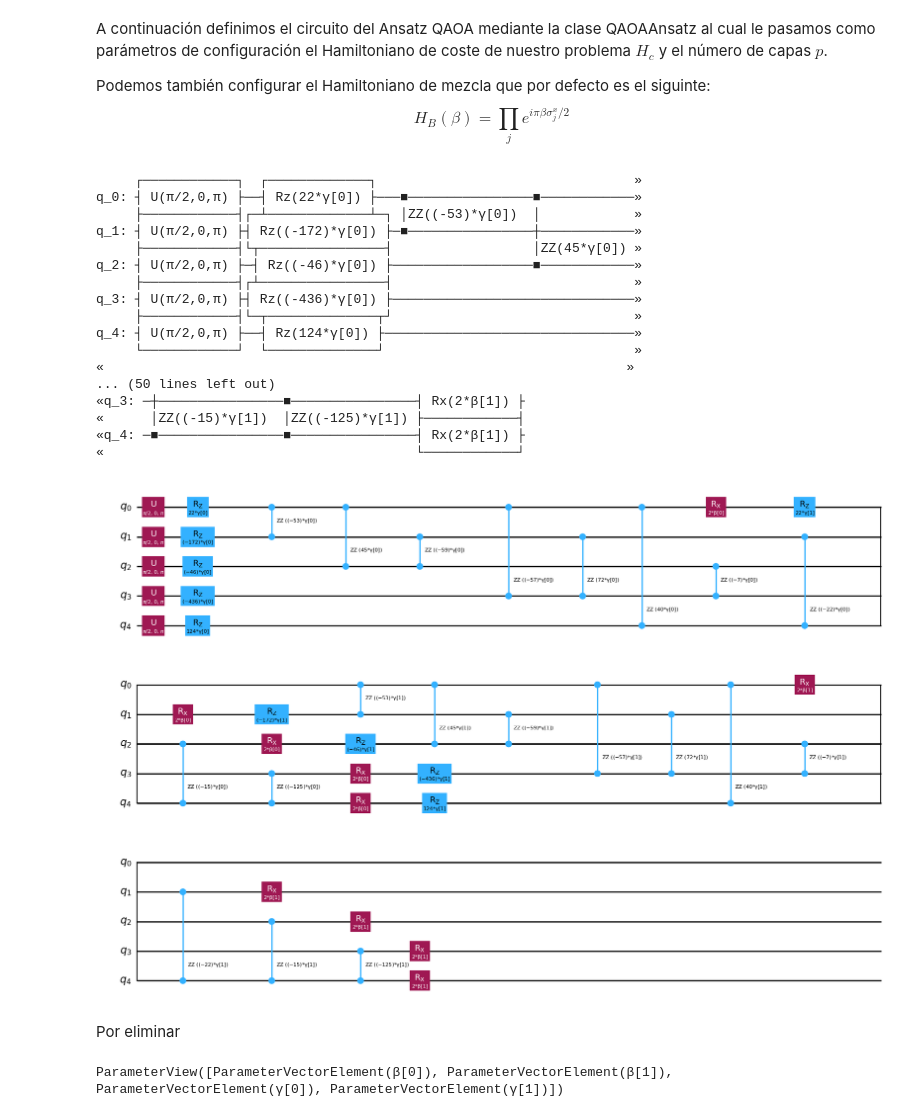
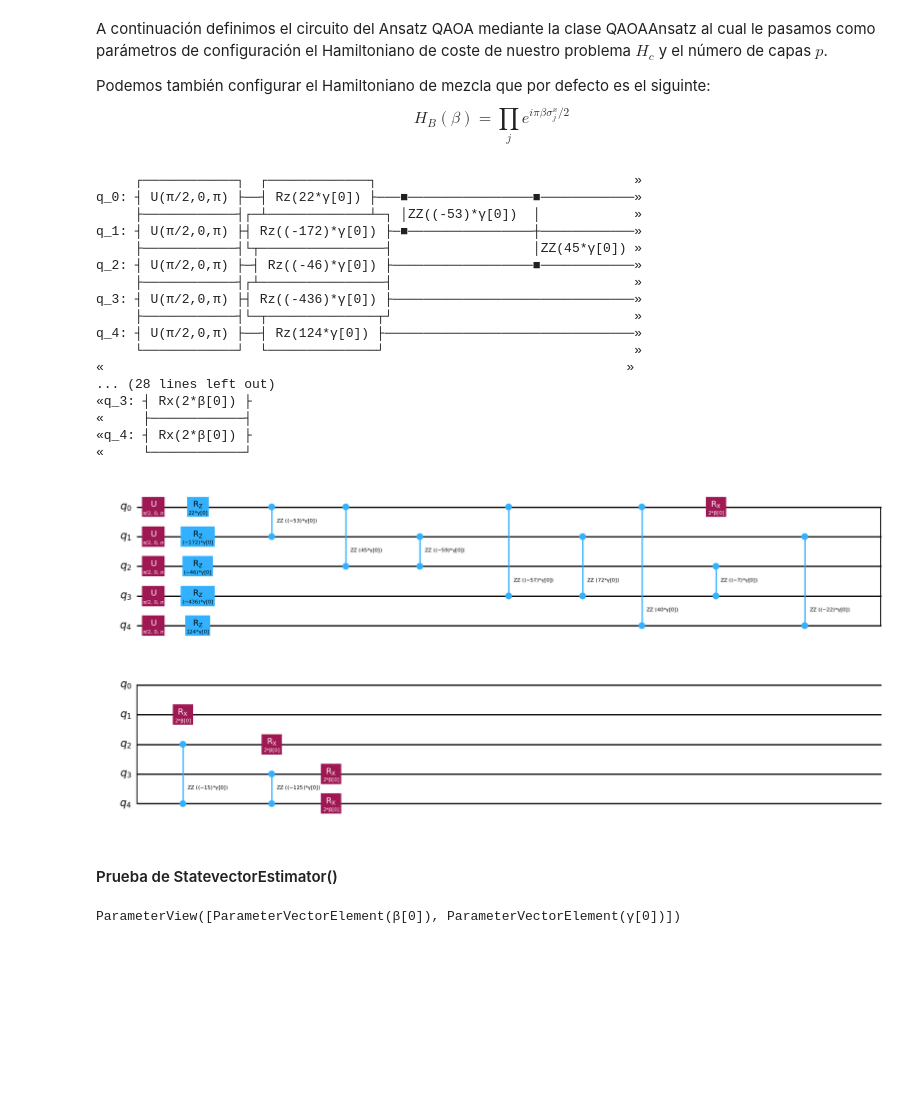
Before and after one commit to zhengzhu14/TFG_GII, a Jupyter notebook: implementacion/schnorr_quantum.ipynb, the cells around one changed output. Drawn from its saved outputs; the diff is of its cells as text; code cells hidden in the pictures; blank space fills up the shorter version.

```diff
--- a/implementacion/schnorr_quantum.ipynb
+++ b/implementacion/schnorr_quantum.ipynb
@@ -478,11 +478,11 @@ La función QuadraticProgram.to_ising() nos devuelve el operador Hamiltoniano si
 
 Por ello en la definición de Ansatz QAOA de nuestro problema no tenemos en cuenta el Offset.
 # %%
-op, offset = define_hamiltonian(qubo_p)
+Hc, offset = define_hamiltonian(qubo_p)
 
 print("offset: {}".format(offset))
 print("operator:")
-print(op)
+print(Hc)
 # %% [output]
 offset: 488.5
 operator:
@@ -496,30 +496,28 @@ A continuación definimos el circuito del Ansatz QAOA mediante la clase QAOAAnsa
 Podemos también configurar el Hamiltoniano de mezcla que por defecto es el siguinte:
 $$H_B(\beta) = \prod_{j} e^{i \pi \beta \sigma_j^x/2}$$
 # %%
-circuito = QAOAAnsatz(cost_operator = op, reps = 2)
+circuito = QAOAAnsatz(cost_operator = Hc, reps = 1)
 
 
 print(circuito.decompose(reps = 2))
 
 circuito.decompose(reps = 2).draw('mpl') #Muestro el circuito
 # %% [output]
      ┌────────────┐  ┌─────────────┐                                 »
 q_0: ┤ U(π/2,0,π) ├──┤ Rz(22*γ[0]) ├───■────────────────■────────────»
      ├────────────┤┌─┴─────────────┴─┐ │ZZ((-53)*γ[0])  │            »
 q_1: ┤ U(π/2,0,π) ├┤ Rz((-172)*γ[0]) ├─■────────────────┼────────────»
      ├────────────┤└┬────────────────┤                  │ZZ(45*γ[0]) »
 q_2: ┤ U(π/2,0,π) ├─┤ Rz((-46)*γ[0]) ├──────────────────■────────────»
      ├────────────┤┌┴────────────────┤                               »
 q_3: ┤ U(π/2,0,π) ├┤ Rz((-436)*γ[0]) ├───────────────────────────────»
      ├────────────┤└─┬──────────────┬┘                               »
 q_4: ┤ U(π/2,0,π) ├──┤ Rz(124*γ[0]) ├────────────────────────────────»
      └────────────┘  └──────────────┘                                »
 «                                                                   »
-... (50 lines left out)
-«q_3: ─┼────────────────■────────────────┤ Rx(2*β[1]) ├
-«      │ZZ((-15)*γ[1])  │ZZ((-125)*γ[1]) ├────────────┤
-«q_4: ─■────────────────■────────────────┤ Rx(2*β[1]) ├
-«                                        └────────────┘
+... (28 lines left out)
+«q_3: ┤ Rx(2*β[0]) ├
+«     ├────────────┤
+«q_4: ┤ Rx(2*β[0]) ├
+«     └────────────┘
-[figure, old version]
+[figure, new version]
-# %% [markdown]
-Por eliminar
@@ -546,7 +524,9 @@ def gen_mixer_layer_Rx(qubits, i):
+# %% [markdown]
+#### Prueba de StatevectorEstimator()
 # %%
 circuito.parameters
 # %% [output]
-ParameterView([ParameterVectorElement(β[0]), ParameterVectorElement(β[1]), ParameterVectorElement(γ[0]), ParameterVectorElement(γ[1])])
+ParameterView([ParameterVectorElement(β[0]), ParameterVectorElement(γ[0])])
 # %%
 circuito_cop = circuito.copy()
 circuito_cop.measure_all()
```
Also changed, not shown: parts of 8 cells of this notebook.
